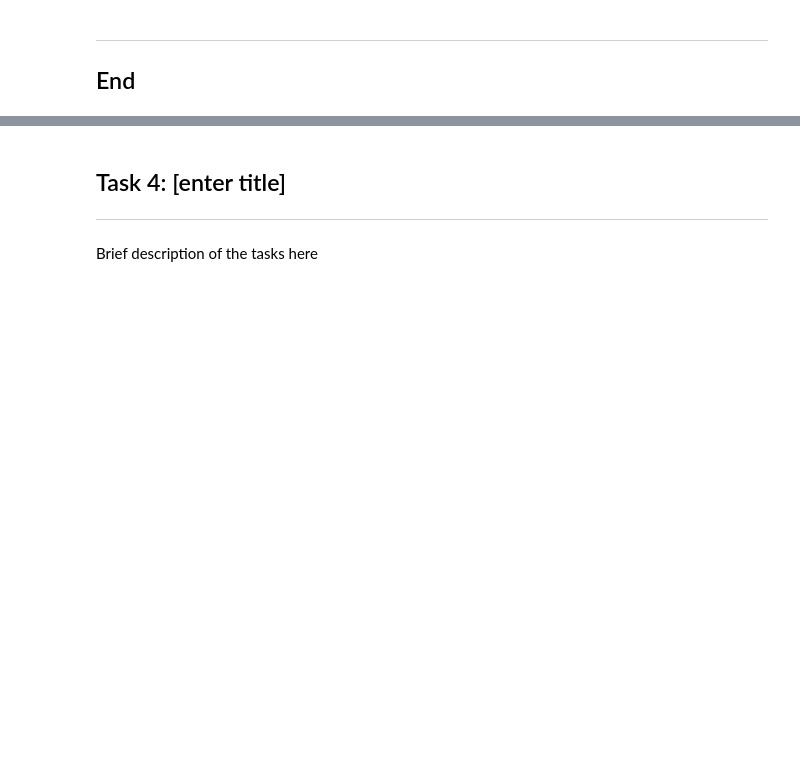
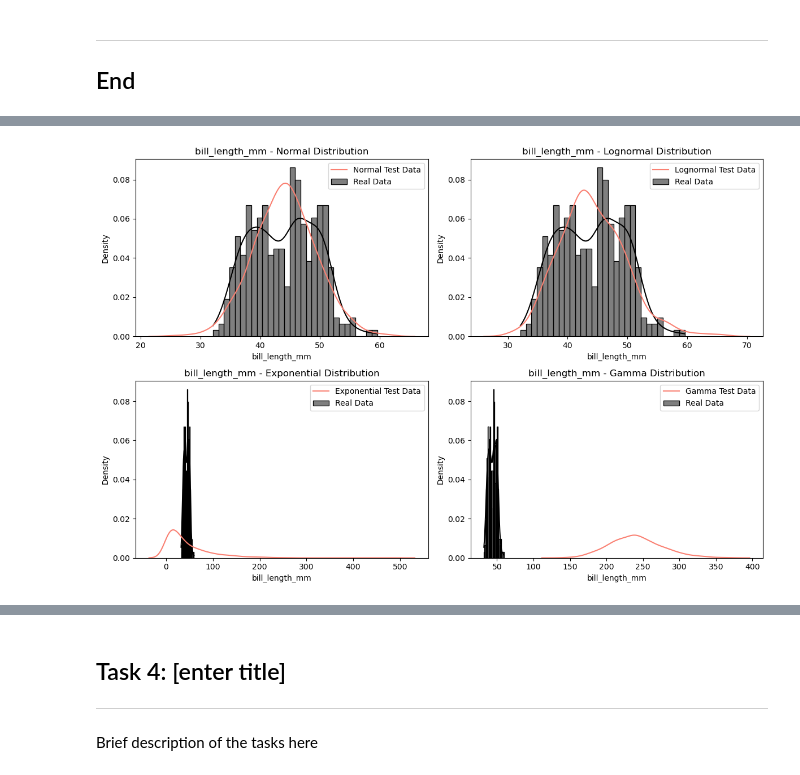
Before and after one commit to nf-me/fundamentals_dataanalysis, a Jupyter notebook: tasks.ipynb, the cells around one changed output, grey strips where cells are left out. Saved outputs shown, nothing was run; the diff lists cells and outputs as text; code cells hidden in the pictures; blank space fills up the shorter version.

Commit message:
Task 3: Probability Distribution via NumPy random in Penguin Dataset.

```diff
--- a/tasks.ipynb
+++ b/tasks.ipynb
@@ -131,0 +150,40 @@ Brief description of the tasks here
+# %%
+# Creating Test Data
+def test_data(distribution, real_data, size=1000):
+    if distribution == 'normal':
+        return np.random.normal(np.mean(real_data), np.std(real_data), size)
+    elif distribution == 'lognormal':
+        return np.random.lognormal(np.mean(np.log(real_data)), np.std(np.log(real_data)), size)
+    elif distribution == 'exponential':
+        return np.random.exponential(np.mean(real_data), size)
+    elif distribution == 'gamma':
+        return np.random.gamma(np.mean(real_data), np.std(real_data), size)
+
+# Plotting the data
+def plot_comparisons(variable_name, real_data):
+    plt.figure(figsize=(12, 8))
+    distributions = ['normal', 'lognormal', 'exponential', 'gamma']
+
+    for i, dist in enumerate(distributions, 1):
+        plt.subplot(2, 2, i)
+        sns.histplot(real_data, bins=30, kde=True, color='black', label='Real Data', stat='density')
+        synthetic_data = generate_synthetic_data(dist, real_data)
+        sns.kdeplot(synthetic_data, color='salmon', label=f'{dist.capitalize()} Test Data')
+        plt.title(f'{variable_name} - {dist.capitalize()} Distribution')
+        plt.legend()
+
+    plt.tight_layout()
+    plt.show()
+
+# Plot for each variable in the dataset
+variables = {
+    'bill_length_mm': penguins_df['bill_length_mm'].dropna(),
+    'bill_depth_mm': penguins_df['bill_depth_mm'].dropna(),
+    'flipper_length_mm': penguins_df['flipper_length_mm'].dropna(),
+    'body_mass_g': penguins_df['body_mass_g'].dropna()
+}
+# %%
+# Bill Length Comparison
+plot_comparisons('bill_length_mm', penguins_df['bill_length_mm'].dropna())
+# %% [output]
+[figure, added]
```
Also changed, not shown: parts of 7 cells of this notebook.
